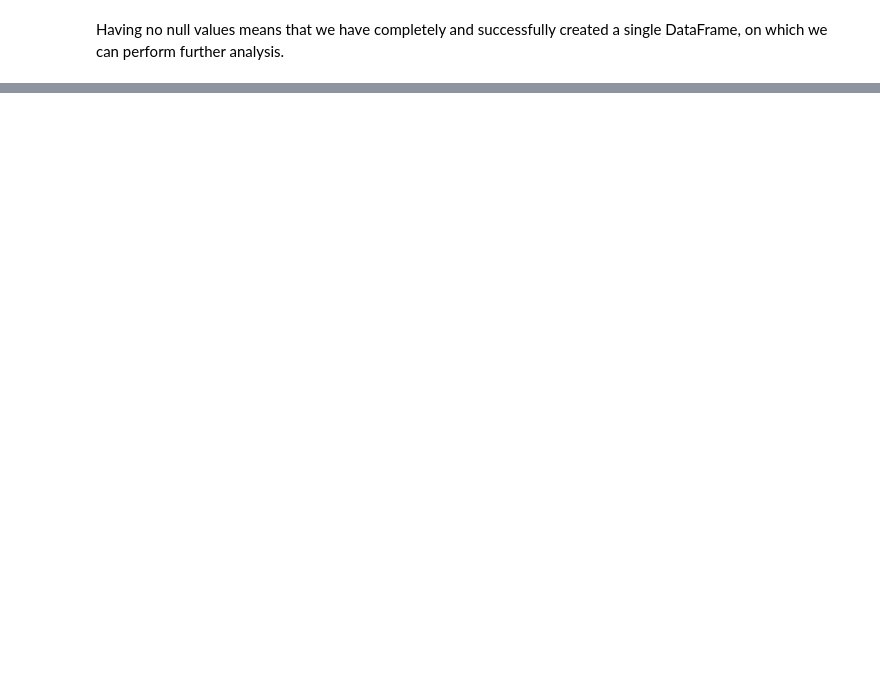
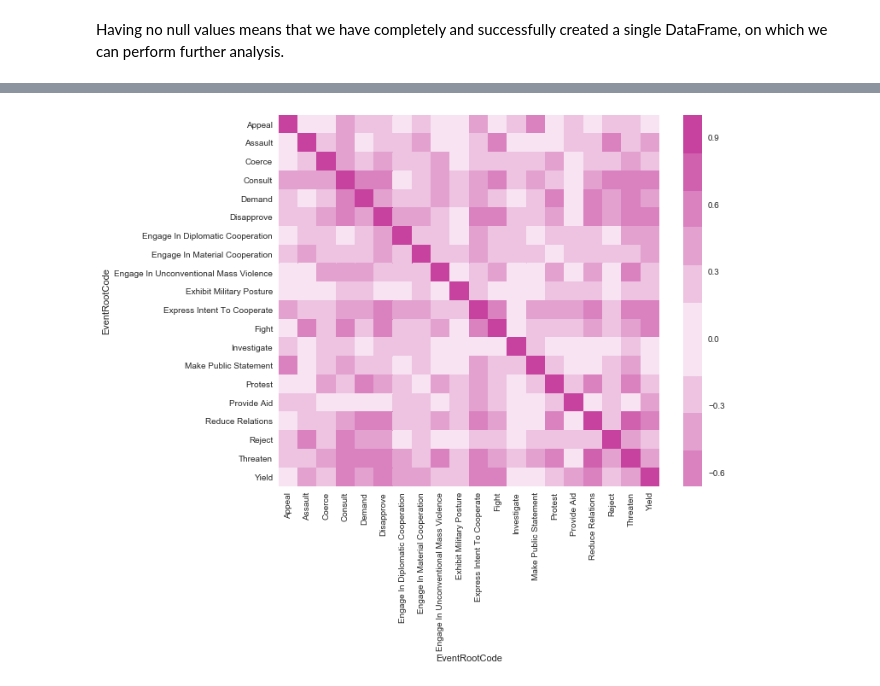
Before and after one commit to stojadin2701/ADA2017, a Jupyter notebook: Project/Project_notebook.ipynb, the cells around one changed output, grey strips where cells are left out. Drawn from its saved outputs; the diff is of its cells as text; code cells hidden in the pictures; blank space fills up the shorter version.

```diff
--- a/Project/Project_notebook.ipynb
+++ b/Project/Project_notebook.ipynb
@@ -712,0 +808,4 @@ merged_countries.isnull().values.any()
+# %%
+merged_countries = pd.merge(cameo_grouped, fips_grouped, left_index=True, right_index=True, how='outer')
+merge_actor_columns(merged_countries)
+merged_countries.isnull().values.any()
@@ -717,0 +977,25 @@ merged_countries_original = merged_countries.copy()
+# %%
+def format_table(countries):
+    countries_partial = countries.copy()
+    countries_partial['AvgGoldScore'] = countries_partial['EventCount'] * countries_partial['AvgGoldScore']
+    countries_partial['AvgTone'] = countries_partial['EventCount'] * countries_partial['AvgTone']
+
+    avg_values = countries_partial.groupby(['ActorCountryCode']).sum()
+    avg_values['AvgGoldScore'] = avg_values['AvgGoldScore']/avg_values['EventCount']
+    avg_values['AvgTone'] = avg_values['AvgTone']/avg_values['EventCount']
+
+    countries_pivoted = countries_partial.pivot_table(index = 'ActorCountryCode', columns='EventRootCode',
+                                                                values = 'EventCount', aggfunc = 'sum',
+                                                               fill_value = 0)
+    countries_partial_total_events = countries_pivoted.sum(axis = 1)
+    countries_pivoted = countries_pivoted.divide(countries_partial_total_events, axis = 0)
+    countries_pivoted = countries_pivoted.mul(100, axis = 0)
+    countries_pivoted['Total Events'] = countries_partial_total_events
+    countries_pivoted.fillna(value = 0, inplace = True)
+    countries_pivoted['AvgGoldScore'] = avg_values['AvgGoldScore']
+    countries_pivoted['AvgTone'] = avg_values['AvgTone']
+    return countries_pivoted
+# %%
+merged_countries.reset_index(inplace = True)
+merged_countries_final = format_table(merged_countries)
+merged_countries_final.head()
@@ -717,0 +1014,14 @@ merged_countries_original = merged_countries.copy()
+# %%
+pearson = merged_countries_final.drop(['Total Events','AvgGoldScore', 'AvgTone'], axis = 1, inplace = False).corr(method='pearson')
+pearson
+
+sns.set(rc={"figure.figsize": (10, 8)})
+color = 329
+sns_plot = sns.heatmap(pearson,
+            xticklabels=pearson.columns.values,
+            yticklabels=pearson.columns.values,
+            center = 0,
+            cmap  = sns.diverging_palette(color, color, n = 12))
+sns_plot.figure.savefig("heatmap.png")
+# %% [output]
+[figure, added]
```
Also changed, not shown: parts of 99 cells of this notebook.
